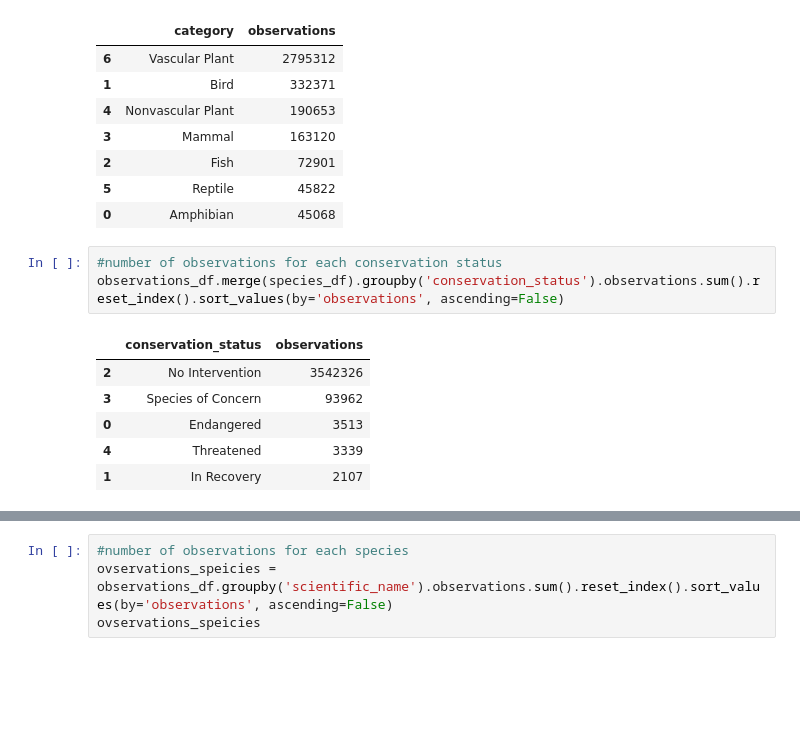
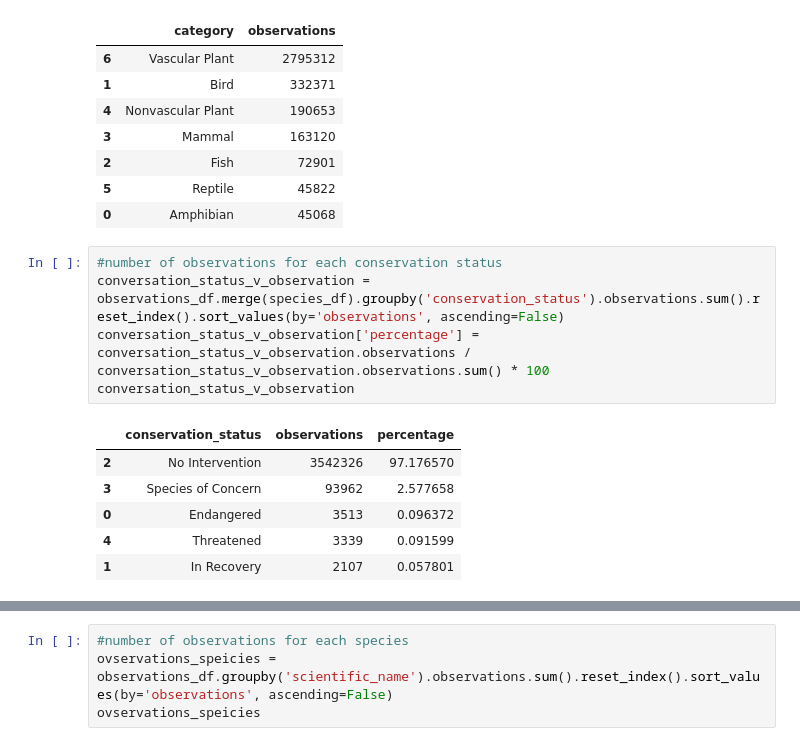
Before and after one commit to zxtheo/Codecademy-biodiversity-project, a Jupyter notebook: biodiversity.ipynb, the cells around one changed output, grey strips where cells are left out. Drawn from its saved outputs; the diff is of its cells as text; blank space fills up the shorter version.

```diff
--- a/biodiversity.ipynb
+++ b/biodiversity.ipynb
@@ -230,11 +290,13 @@ observations_df.merge(species_df).groupby('category').observations.sum().reset_i
 | 0 | Amphibian | 45068 |
 # %%
 #number of observations for each conservation status
-observations_df.merge(species_df).groupby('conservation_status').observations.sum().reset_index().sort_values(by='observations', ascending=False)
+conversation_status_v_observation = observations_df.merge(species_df).groupby('conservation_status').observations.sum().reset_index().sort_values(by='observations', ascending=False)
+conversation_status_v_observation['percentage'] = conversation_status_v_observation.observations / conversation_status_v_observation.observations.sum() * 100
+conversation_status_v_observation
 # %% [output]
-|  | conservation_status | observations |
-| 2 | No Intervention | 3542326 |
-| 3 | Species of Concern | 93962 |
-| 0 | Endangered | 3513 |
-| 4 | Threatened | 3339 |
-| 1 | In Recovery | 2107 |
+|  | conservation_status | observations | percentage |
+| 2 | No Intervention | 3542326 | 97.176570 |
+| 3 | Species of Concern | 93962 | 2.577658 |
+| 0 | Endangered | 3513 | 0.096372 |
+| 4 | Threatened | 3339 | 0.091599 |
+| 1 | In Recovery | 2107 | 0.057801 |
```
Also changed, not shown: parts of 7 cells of this notebook, 2 other files.
